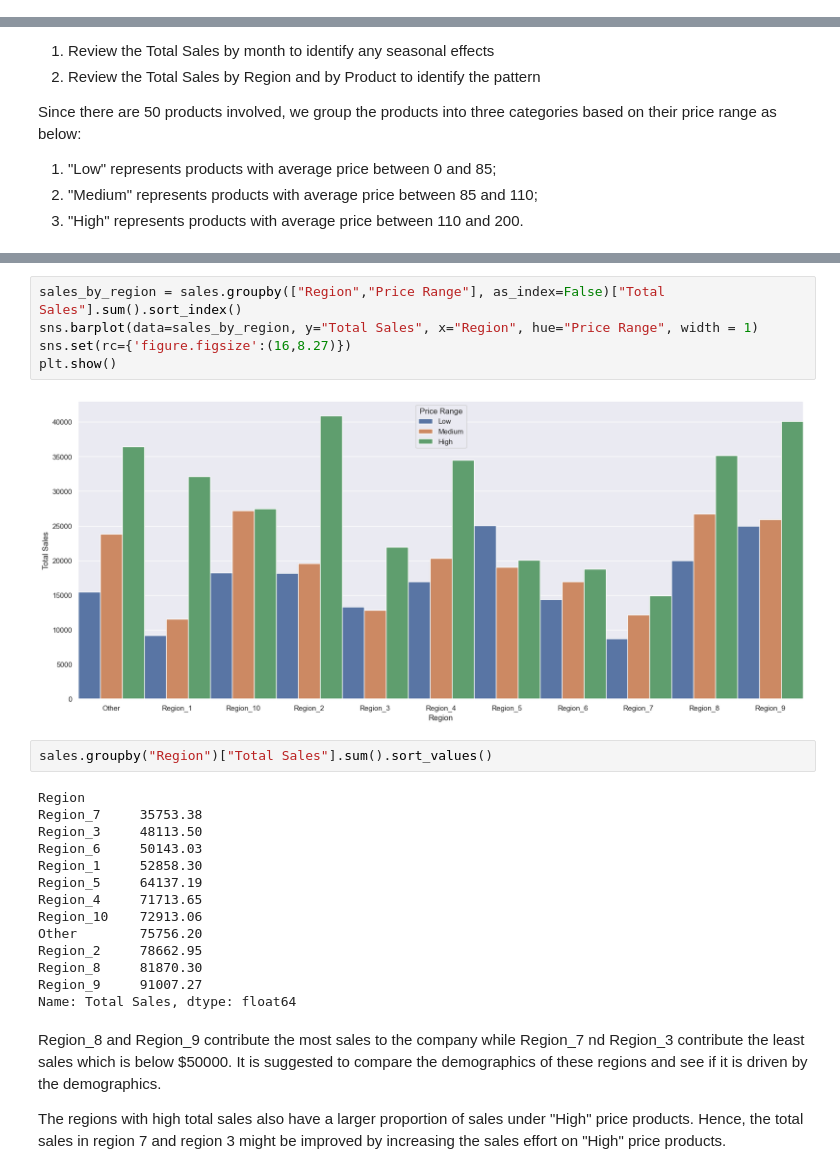
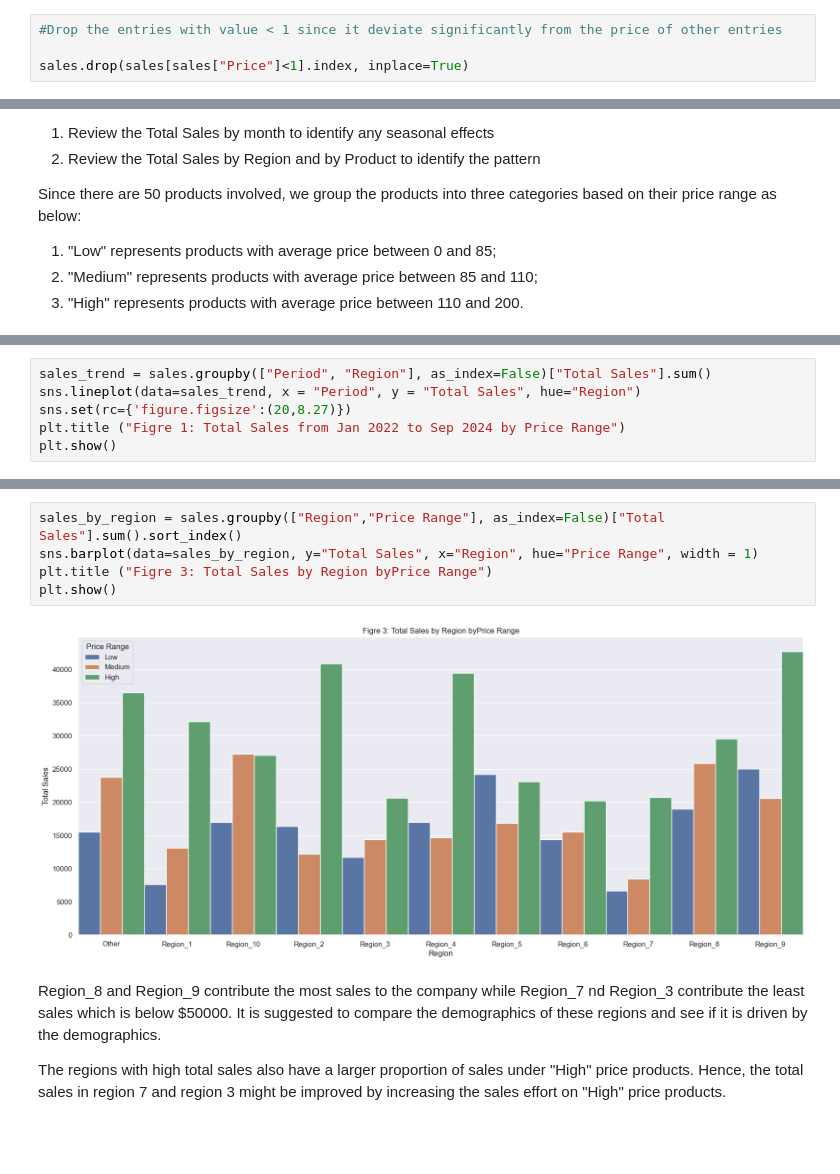
Before and after one commit to chihang1224/schulich_data_science, a Jupyter notebook: Assignment_1/Assignment_1_DickTse.ipynb, the cells around one changed output, grey strips where cells are left out. Drawn from its saved outputs; the diff is of its cells as text; blank space fills up the shorter version.

```diff
--- a/Assignment_1/Assignment_1_DickTse.ipynb
+++ b/Assignment_1/Assignment_1_DickTse.ipynb
@@ -164,3 +195,7 @@ memory usage: 40.0+ KB
+# %%
+#Drop the entries with value < 1 since it deviate significantly from the price of other entries
+
+sales.drop(sales[sales["Price"]<1].index, inplace=True)
 # %%
 # plot the histogram
 sales.hist()
@@ -251,0 +288,6 @@ plt.show()
+# %%
+sales_trend = sales.groupby(["Period", "Region"], as_index=False)["Total Sales"].sum()
+sns.lineplot(data=sales_trend, x = "Period", y = "Total Sales", hue="Region")
+sns.set(rc={'figure.figsize':(20,8.27)})
+plt.title ("Figre 1: Total Sales from Jan 2022 to Sep 2024 by Price Range")
+plt.show()
@@ -254,26 +305,10 @@ The above graph shows that the company sales is hgihly volatile throughout the y
 # %%
 sales_by_region = sales.groupby(["Region","Price Range"], as_index=False)["Total Sales"].sum().sort_index()
 sns.barplot(data=sales_by_region, y="Total Sales", x="Region", hue="Price Range", width = 1)
-sns.set(rc={'figure.figsize':(16,8.27)})
+plt.title ("Figre 3: Total Sales by Region byPrice Range")
 plt.show()
 # %% [output]
-[figure, old version]
+[figure, new version]
-# %%
-sales.groupby("Region")["Total Sales"].sum().sort_values()
-# %% [output]
-Region
-Region_7     35753.38
-Region_3     48113.50
-Region_6     50143.03
-Region_1     52858.30
-Region_5     64137.19
-Region_4     71713.65
-Region_10    72913.06
-Other        75756.20
-Region_2     78662.95
-Region_8     81870.30
-Region_9     91007.27
-Name: Total Sales, dtype: float64
 # %% [markdown]
 Region_8 and Region_9 contribute the most sales to the company while Region_7 nd Region_3 contribute the least sales which is below $50000. It is suggested to compare the demographics of these regions and see if it is driven by the demographics.
 
```
Also changed, not shown: parts of 11 cells of this notebook.
